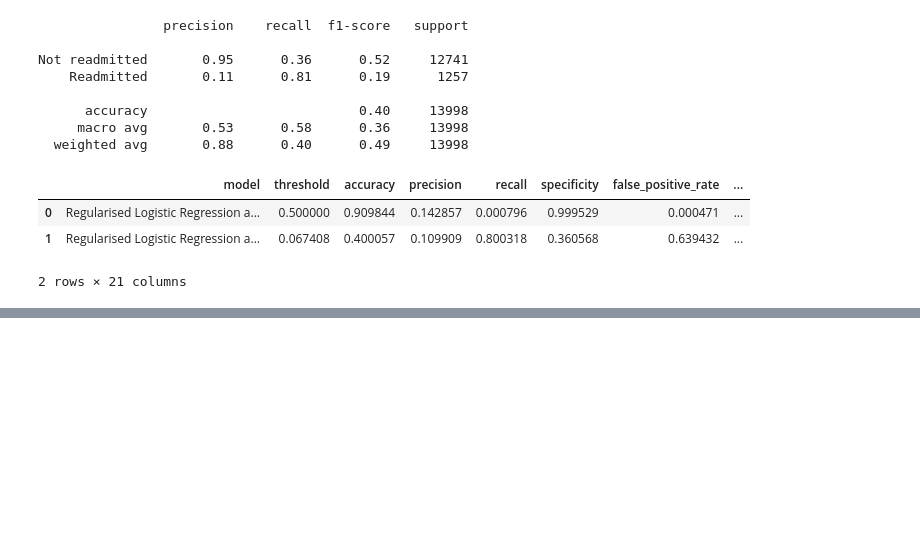
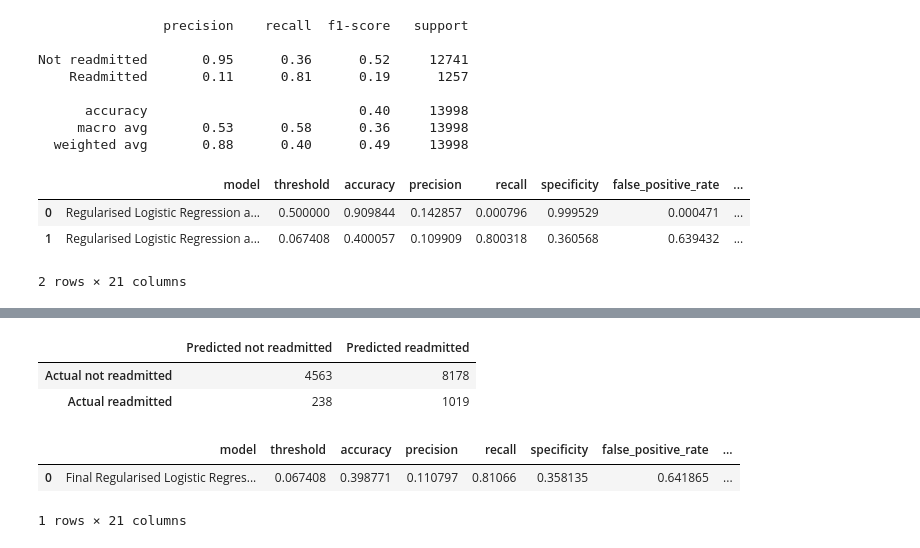
Before and after one commit to mxh210/Summer-Individual-Project, a Jupyter notebook: Processing_Pipeline/03_logistic_regression_model_optimisation.ipynb, the cells around one changed output, grey strips where cells are left out. Cells and saved outputs as stored; diff of their text form; code cells hidden in the pictures; blank space fills up the shorter version.

```diff
--- a/Processing_Pipeline/03_logistic_regression_model_optimisation.ipynb
+++ b/Processing_Pipeline/03_logistic_regression_model_optimisation.ipynb
@@ -902,0 +1345,18 @@ additive_validation_comparison
+# %%
+y_test_proba_final_logistic = (
+    final_logistic_model
+    .predict_proba(final_logistic_X_test)[:, 1]
+)
+
+final_logistic_test_results = (
+    evaluate_predictions_from_proba(
+        y_true=y_test,
+        y_proba=y_test_proba_final_logistic,
+        threshold=final_logistic_threshold,
+        model_name=(
+            "Final Regularised Logistic Regression test"
+        )
+    )
+)
+
+pd.Series(final_logistic_test_results)
@@ -902,0 +1381,35 @@ additive_validation_comparison
+# %%
+final_logistic_test_cm = (
+    confusion_matrix_from_proba(
+        y_true=y_test,
+        y_proba=y_test_proba_final_logistic,
+        threshold=final_logistic_threshold
+    )
+)
+
+final_logistic_test_cm
+# %% [output]
+|  | Predicted not readmitted | Predicted readmitted |
+| Actual not readmitted | 4563 | 8178 |
+| Actual readmitted | 238 | 1019 |
+# %%
+final_logistic_test_results_df = pd.DataFrame([
+    final_logistic_test_results
+])
+
+final_logistic_test_results_df.to_csv(
+    OUTPUT_DIR
+    / "final_regularised_logistic_regression_test_metrics.csv",
+    index=False
+)
+
+final_logistic_test_cm.to_csv(
+    OUTPUT_DIR
+    / "final_regularised_logistic_regression_test_confusion_matrix.csv"
+)
+
+final_logistic_test_results_df
+# %% [output]
+|  | model | threshold | accuracy | precision | recall | specificity | false_positive_rate | ... |
+| 0 | Final Regularised Logistic Regres... | 0.067408 | 0.398771 | 0.110797 | 0.81066 | 0.358135 | 0.641865 | ... |
+1 rows × 21 columns
```
Also changed, not shown: parts of 13 cells of this notebook, 4 other files.
